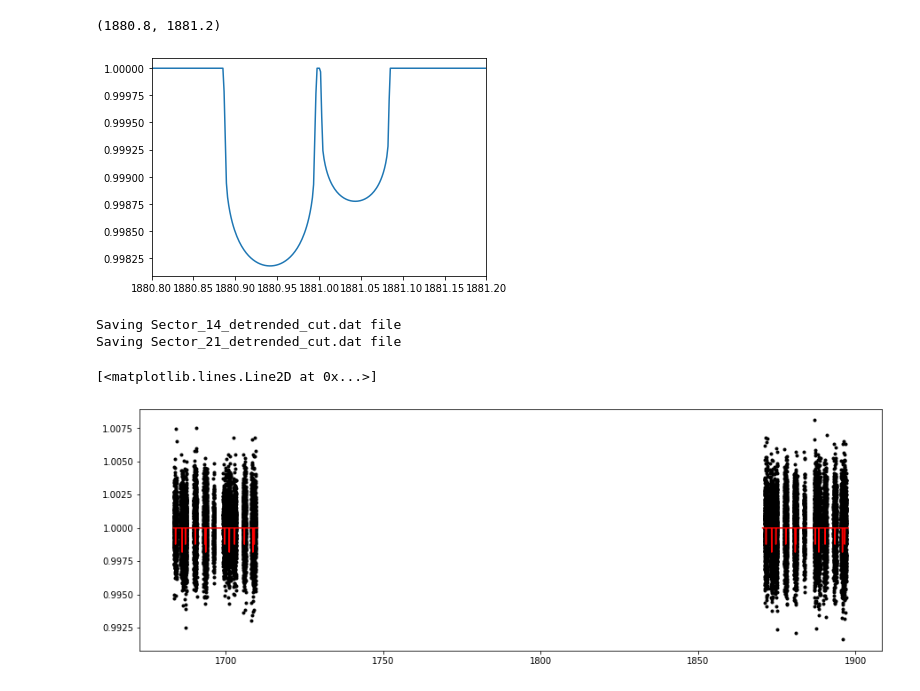
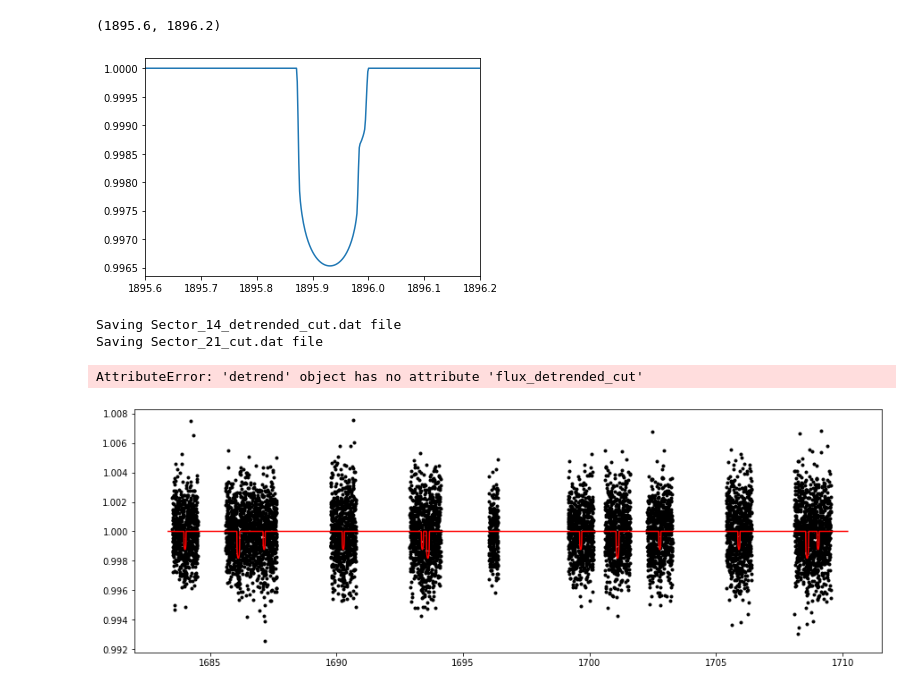
Before and after one commit to oscaribv/citlalicue, a Jupyter notebook: TOI_1260_detrending.ipynb, the cells around one changed output. Saved outputs shown, nothing was run; the diff lists cells and outputs as text; code cells hidden in the pictures.

Commit message:
Improved detrending routines and plots

```diff
--- a/TOI_1260_detrending.ipynb
+++ b/TOI_1260_detrending.ipynb
@@ -9,8 +9,8 @@ from citlalicue.detrending import detrend
 # %%
 #Create the instance "star" using the "detrend" class
 #The name of the input file in this case is "pimen.dat"
-s14 = detrend("Sector_14.dat")
-s21 = detrend("Sector_21.dat")
+s14 = detrend("Sector_14.dat",star_name='iskra',bin=10)
+s21 = detrend("Sector_21.dat",star_name='iskra',bin=10)
 #Plot the data
 s14.plot()
 s21.plot()
@@ -20,8 +20,11 @@ s21.plot()
 # %%
 #Add transits, so they can be removed from the detrending routines
-#pars -> [T0, P, a/R*, inclination, Rp/R*] x Number of planets
+#pars -> [T0, P, a/R*, b, Rp/R*] x Number of planets
 #ldc  -> u1, u2
-planet_pars = [1684.0113989,3.1274912,12.33,np.pi/2,0.032,1686.11832,7.4932,22.1,np.pi/2,0.039]
+planet_pars = [1684.0113989,3.1274912,12.33,0.0,0.032,1686.11832,7.4932,22.1,0.0,0.039,
+               1696.5856296,16.6124839,38.7279015,0.44,0.038]
 ldc = [0.41,0.17]
 s14.add_transits(pars=planet_pars,ldc=ldc)
 s21.add_transits(pars=planet_pars,ldc=ldc)
+s14.mask_transits(windows=5/24.)
+s21.mask_transits(windows=5/24.)
@@ -62,9 +69,9 @@ s21.plot(save=True,fname='s21_lc.pdf')
 # %%
-#plt.plot(s21.time,s21.flux_planet)
-#plt.xlim(1880.8,1881.2)
+plt.plot(s21.time,s21.flux_planet)
+plt.xlim(1895.6,1896.2)
 # %% [output]
-(1880.8, 1881.2)
+(1895.6, 1896.2)
-[figure, old version]
+[figure, new version]
 # %%
 s14.cut_transits()
 s21.cut_transits()
@@ -77,6 +84,6 @@ plt.plot(s21.time_cut,s21.flux_detrended_cut,'k.')
 plt.plot(s21.time,s21.flux_planet,'r')
 # %% [output]
 Saving Sector_14_detrended_cut.dat file
-Saving Sector_21_detrended_cut.dat file
+Saving Sector_21_cut.dat file
-[<matplotlib.lines.Line2D at 0x...>]
+AttributeError: 'detrend' object has no attribute 'flux_detrended_cut'
-[figure, old version]
+[figure, new version]
```
Also changed, not shown: parts of 7 cells of this notebook, 2 other files.
